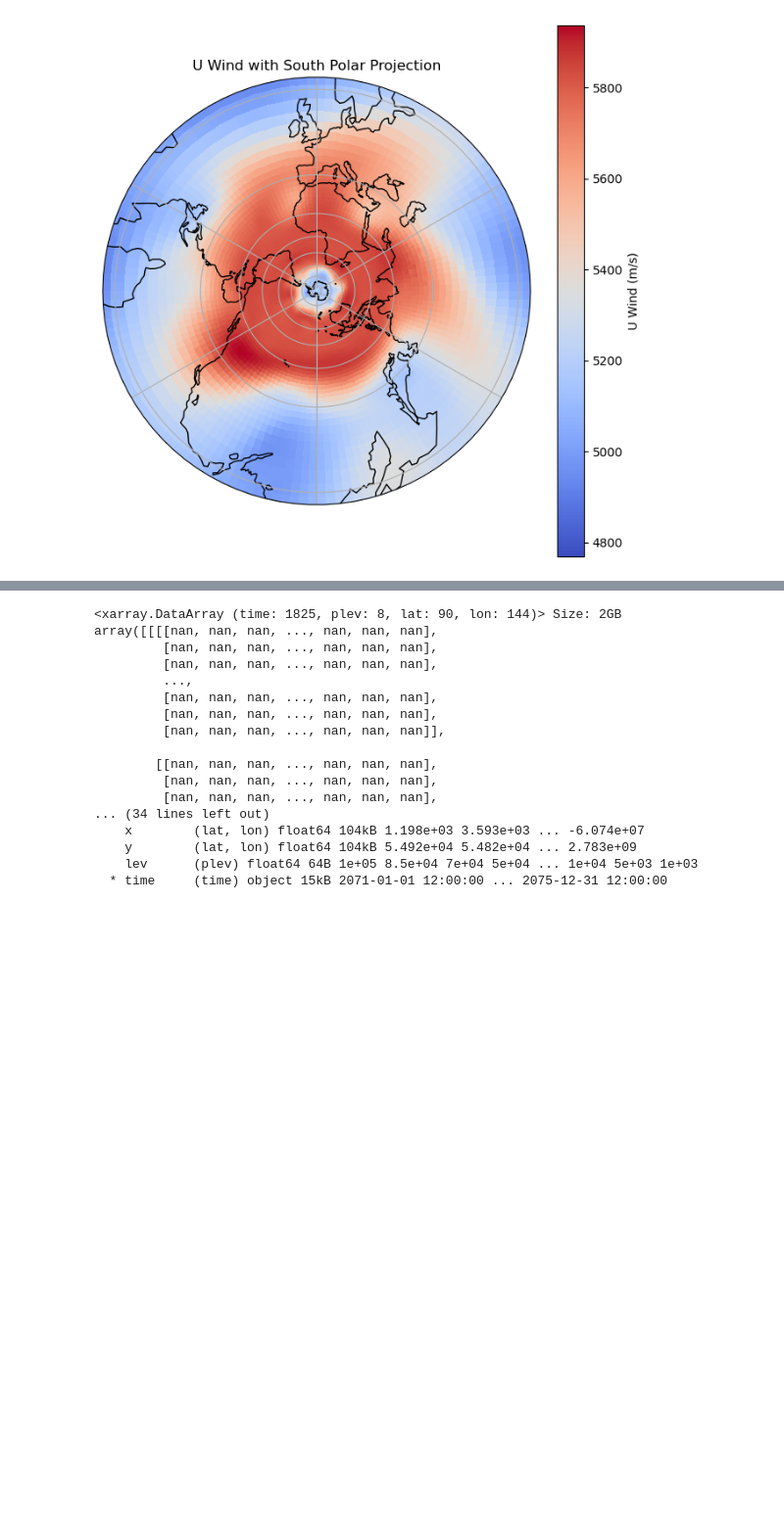
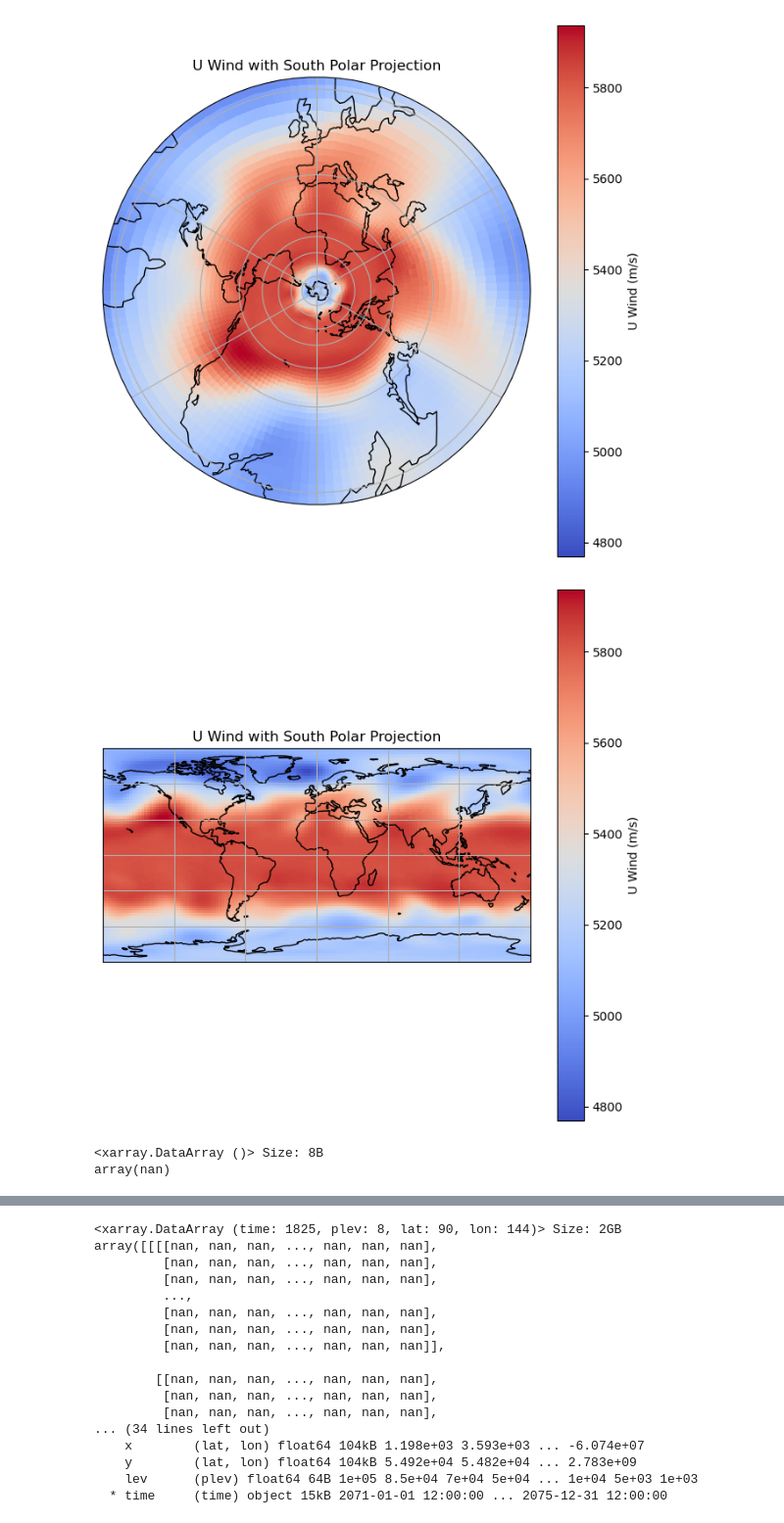
Before and after one commit to radryan1979/Met2GradProject, a Jupyter notebook: open_explore.ipynb, the cells around one changed output, grey strips where cells are left out. Shown at 98% size. Drawn from its saved outputs; the diff is of its cells as text; code cells hidden in the pictures; blank space fills up the shorter version.

Commit message:
Updated and working for the most part, with plots. Psi is yielding all nans.

```diff
--- a/open_explore.ipynb
+++ b/open_explore.ipynb
@@ -44,6 +54,6 @@ Data variables:
 # %%
 # Define the polar stereographic projection for the South Pole
-south_pole_proj = Proj(proj='stere', lat_ts=-71, lat_0=-90, lon_0=0, ellps='WGS84')
+#south_pole_proj = Proj(proj='stere', lat_ts=-71, lat_0=-90, lon_0=0, ellps='WGS84')
 
 # Convert lat/lon to 2D arrays
 lats = ds['lat'].values
@@ -53,11 +63,11 @@ lons = ds['lon'].values
 lon2d, lat2d = np.meshgrid(lons, lats)
 
 # Transform to x, y (in meters)
-x, y = south_pole_proj(lon2d, lat2d)
+#x, y = south_pole_proj(lon2d, lat2d)
 
 # Add x and y as new coordinates
-ds = ds.assign_coords({'x': (('lat', 'lon'), x),
-                       'y': (('lat', 'lon'), y)})
+#ds = ds.assign_coords({'x': (('lat', 'lon'), x),
+#                       'y': (('lat', 'lon'), y)})
 # %%
 """ # Choose a variable and time slice to plot
 # South Polar Stereographic CRS
@@ -110,3 +110,24 @@ laplacian_psi = d2psi_dx2 + d2psi_dy2
+# %%
+# Choose a variable and time slice to plot
+# South Polar Stereographic CRS
+#proj = ccrs.SouthPolarStereo()
+proj = ccrs.PlateCarree()
+
+data = Z[0, 3, :, :]  # Example: temperature at surface or level 0
+
+fig, ax = plt.subplots(figsize=(8, 8), subplot_kw={'projection': proj})
+
+# Use `transform` to indicate original CRS (PlateCarree)
+pc = ax.pcolormesh(lons, lats, data, transform=ccrs.PlateCarree(), cmap='coolwarm')
+
+
+ax.coastlines()
+ax.gridlines()
+plt.colorbar(pc, ax=ax, orientation='vertical', label='U Wind (m/s)')
+plt.title("U Wind with South Polar Projection")
+plt.show()
+# %% [output]
+[figure, added]
 # %%
 # Assuming lat and lon are 1D arrays, and psi is a 2D DataArray with dims ('lat', 'lon')
 lon2d, lat2d = np.meshgrid(lon, lat)
@@ -145,3 +166,8 @@ d2psi_dp2 = dpsi_dp.differentiate('lev')
 
 # QGPV vertical term
 QGPV_vertical = ((f0**2 / sigma) * dpsi_dp).differentiate('lev')
+# %%
+QGPV_vertical.max()
+# %% [output]
+<xarray.DataArray ()> Size: 8B
+array(nan)
```
Also changed, not shown: parts of 7 cells of this notebook.
